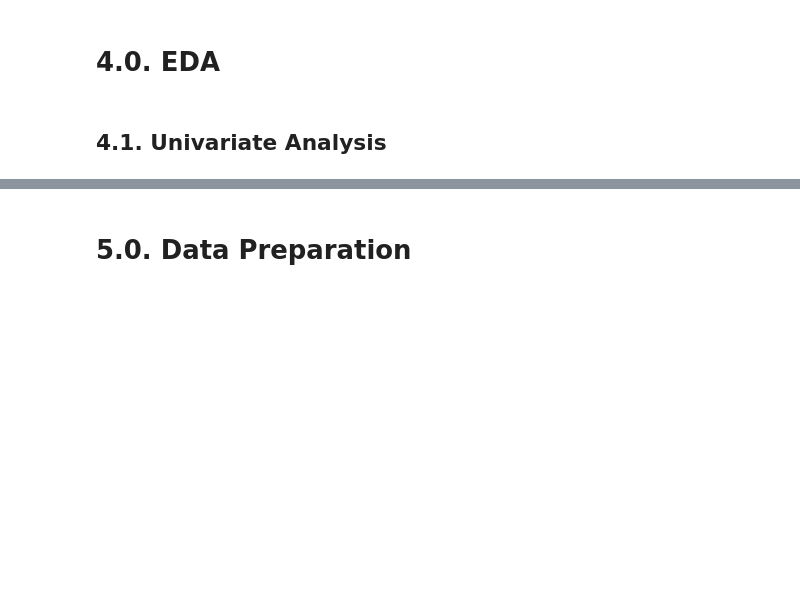
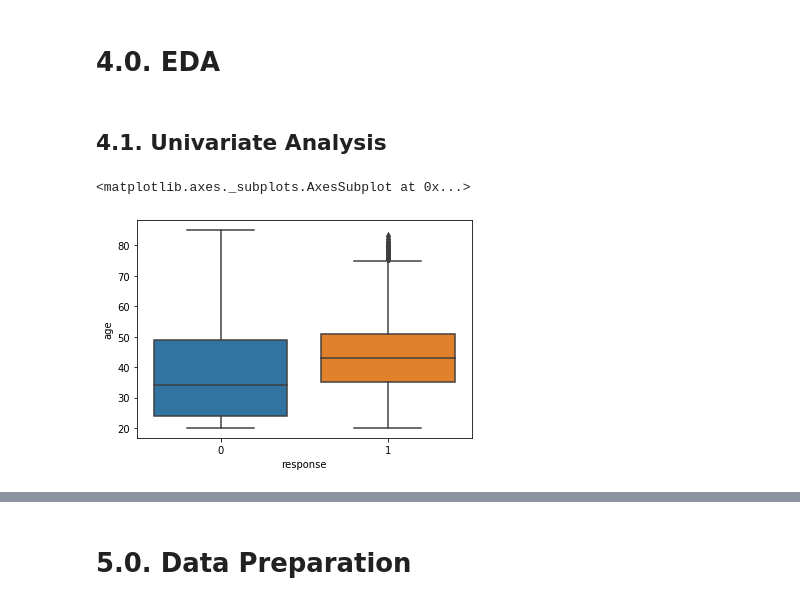
Before and after one commit to mendesbeto/health_insurance_cross-sell, a Jupyter notebook: notebooks/1.0.mdfl_health_insurance_cross_sell.ipynb, the cells around one changed output, grey strips where cells are left out. Cells and saved outputs as stored; diff of their text form; code cells hidden in the pictures; blank space fills up the shorter version.

```diff
--- a/notebooks/1.0.mdfl_health_insurance_cross_sell.ipynb
+++ b/notebooks/1.0.mdfl_health_insurance_cross_sell.ipynb
@@ -104,6 +120,22 @@ m
+# %%
+# vehicle_age
+df2["vehicle_age"] = df2["vehicle_age"].apply( lambda x: "over-2-years" if x == "> 2 Years" else "bitween_1_2_years" if x=="1-2 Year" else "below_1_year")
+
+# vehicle_damage
+df2["vehicle_damage"] = df2["vehicle_age"].apply( lambda x: 0 if x == "Yes" else 1)
 # %% [markdown]
 # 3.0. Data Filtering
+# %%
+df3 = df2.copy()
 # %% [markdown]
 # 4.0. EDA
+# %%
+df4 = df3.copy()
 # %% [markdown]
 ## 4.1. Univariate Analysis
+# %%
+# 'age'
+sns.boxplot(x="response", y="age", data=df4)
+# %% [output]
+<matplotlib.axes._subplots.AxesSubplot at 0x...>
+[figure, added]
```
Also changed, not shown: parts of 41 cells of this notebook.
